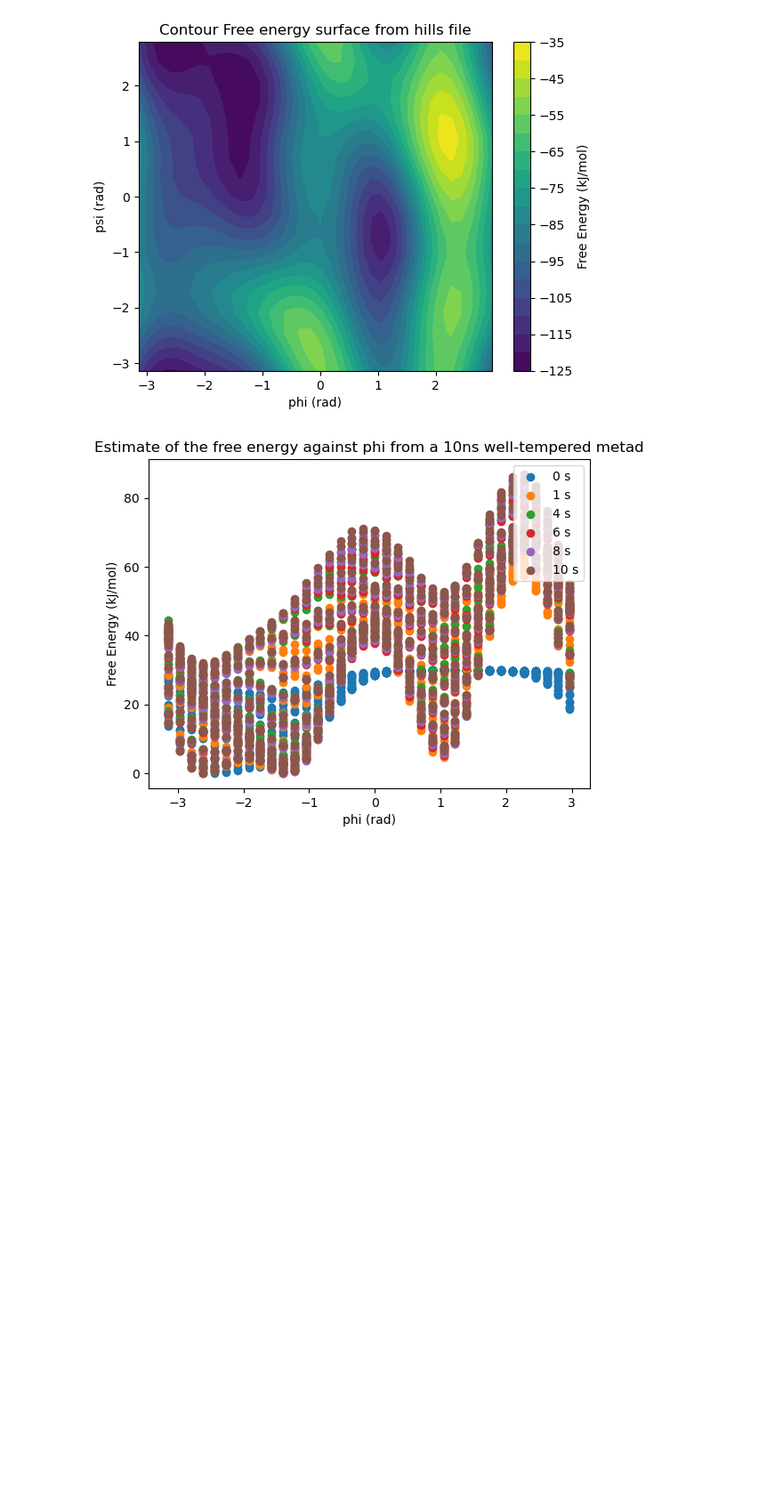
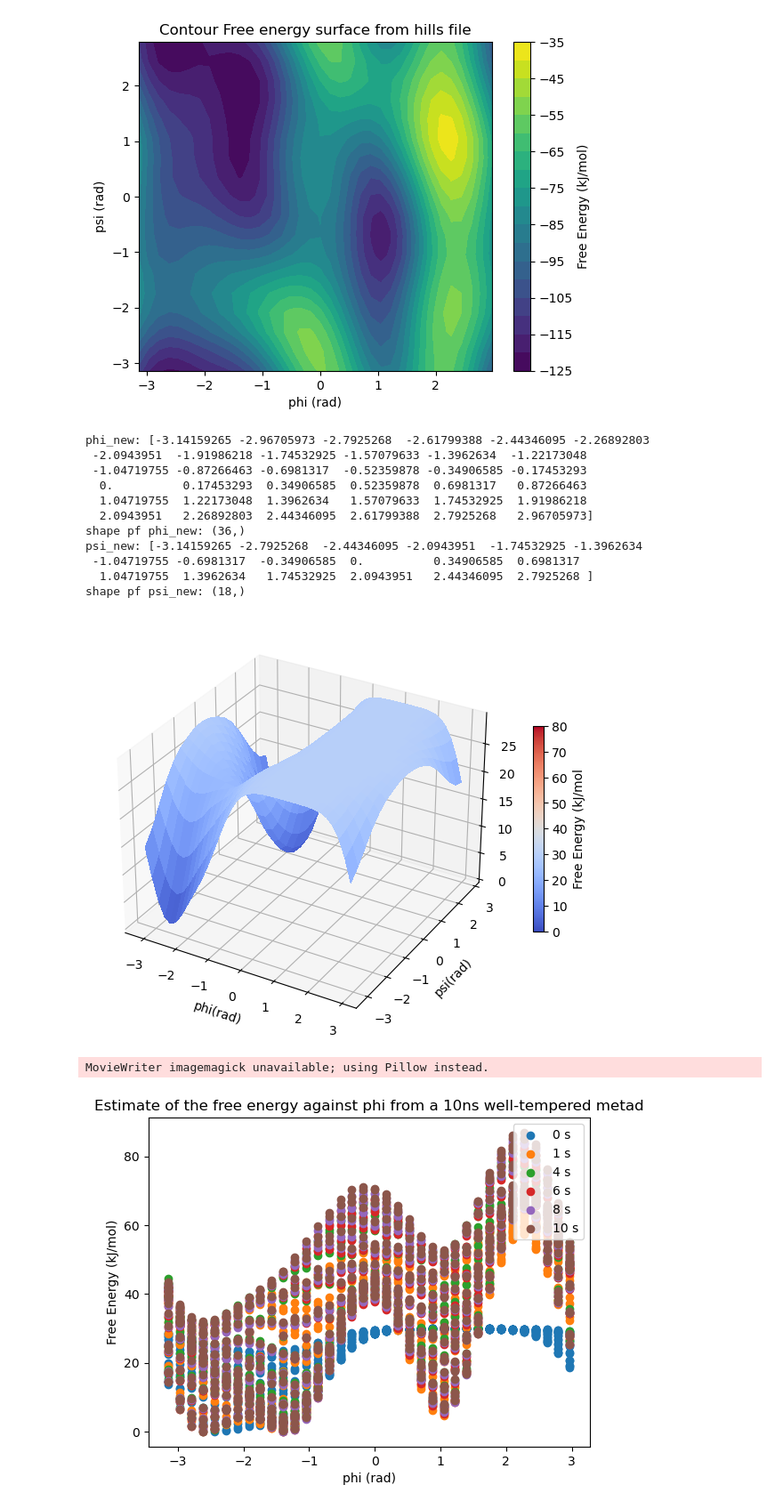
Before and after one commit to cl6661/comp-lab-class, a Jupyter notebook: Week6/2D Metad/Part6.ipynb, the cells around one changed output. Shown at 89% size. Drawn from its saved outputs; the diff is of its cells as text; code cells hidden in the pictures; blank space fills up the shorter version.

Commit message:
Locate figures

```diff
--- a/Week6/2D Metad/Part6.ipynb
+++ b/Week6/2D Metad/Part6.ipynb
@@ -169,6 +172,71 @@ shape pf psi_new: (18,)
 shape pf fe_new: (18, 36)
 [figure]
 [figure]
+# %%
+fps = 5 # frame per sec
+frn = 101 # frame number of the animation
+
+def data(frame_number,z,surf):
+    fes=np.loadtxt("fes_{}.dat".format(frame_number),skiprows=9)
+    fe=fes[:,2]
+    z=fe.reshape(18,36)
+    ax.clear()
+    surf=ax.plot_surface(x,y,z,cmap=cm.coolwarm,vmin = 0, vmax = 80,linewidth=0, antialiased=False)
+    ax.set(xlabel='phi(rad)')
+    ax.set(ylabel='psi(rad)')
+    ax.set(title='Time evolution of diala 2dmetad free energy surface')
+    return surf,
+
+# Attaching 3D axis to the figure
+fig=plt.figure(figsize=[8, 6])
+ax=fig.add_subplot(projection='3d')
+
+# set x and y coordinates
+fes=np.loadtxt("fes_0.dat",skiprows=9)
+
+phi=fes[:,0]
+phi_new=phi[:36]
+print('phi_new:',phi_new)
+print('shape pf phi_new:',phi_new.shape)
+x=phi_new
+
+psi=fes[:,1]
+psi_new=psi[::36]
+print('psi_new:',psi_new)
+print('shape pf psi_new:',psi_new.shape)
+y=psi_new
+
+x,y=np.meshgrid(x,y)
+
+# define z
+fe=fes[:,2]
+z=fe.reshape(18,36)
+
+surf=ax.plot_surface(x,y,z,cmap=cm.coolwarm,vmin = 0, vmax = 80,linewidth=0, antialiased=False)
+ax.set(xlabel='phi(rad)')
+ax.set(ylabel='psi(rad)')
+
+ani = animation.FuncAnimation(fig, data,frn,fargs=(z,surf),interval=1000/fps)
+fig.colorbar(surf, shrink=0.5, aspect=20,label='Free Energy (kJ/mol')
+plt.show()
+
+fn = 'diala_2dmetad_free_energy_surface_animation'
+ani.save(fn+'.mp4',writer='ffmpeg',fps=fps)
+ani.save(fn+'.gif',writer='imagemagick',fps=fps)
+# %% [output]
+phi_new: [-3.14159265 -2.96705973 -2.7925268  -2.61799388 -2.44346095 -2.26892803
+ -2.0943951  -1.91986218 -1.74532925 -1.57079633 -1.3962634  -1.22173048
+ -1.04719755 -0.87266463 -0.6981317  -0.52359878 -0.34906585 -0.17453293
+  0.          0.17453293  0.34906585  0.52359878  0.6981317   0.87266463
+  1.04719755  1.22173048  1.3962634   1.57079633  1.74532925  1.91986218
+  2.0943951   2.26892803  2.44346095  2.61799388  2.7925268   2.96705973]
+shape pf phi_new: (36,)
+psi_new: [-3.14159265 -2.7925268  -2.44346095 -2.0943951  -1.74532925 -1.3962634
+ -1.04719755 -0.6981317  -0.34906585  0.          0.34906585  0.6981317
+  1.04719755  1.3962634   1.74532925  2.0943951   2.44346095  2.7925268 ]
+shape pf psi_new: (18,)
+[figure, added]
+MovieWriter imagemagick unavailable; using Pillow instead.
 # %%
 fes0=np.loadtxt("fes_0.dat",skiprows=9)
 fes10=np.loadtxt("fes_10.dat",skiprows=9)
```
Also changed, not shown: parts of 1 cell of this notebook, 12 other files.
